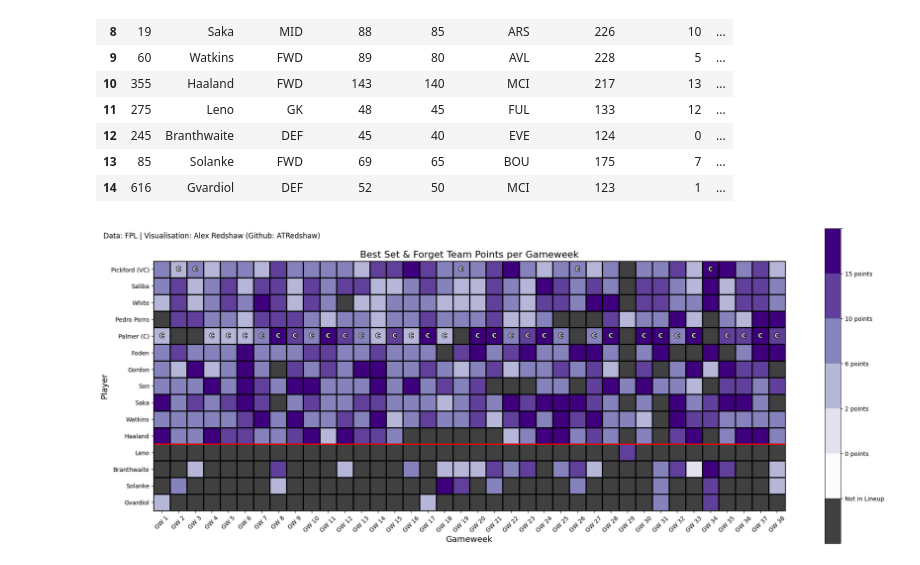
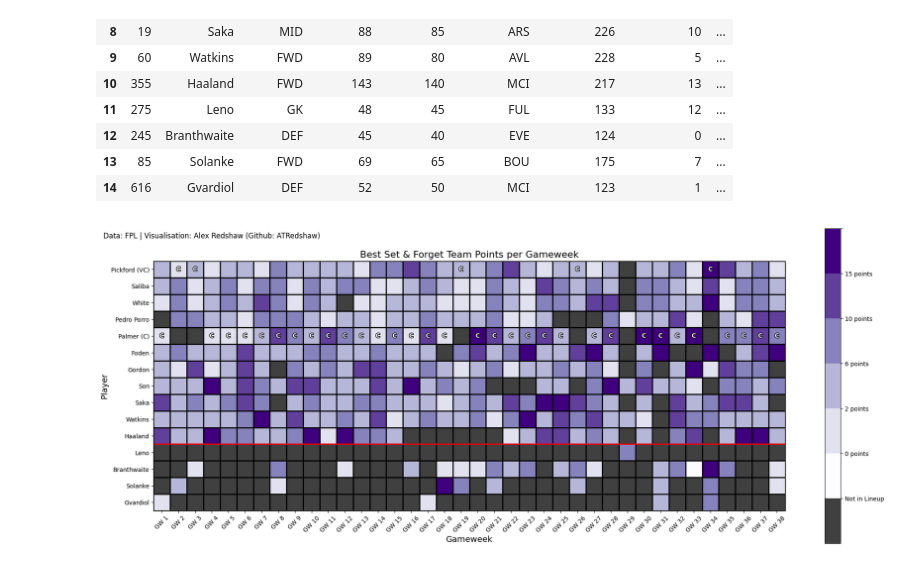
Before and after one commit to ARedshaw02/fpl-hindsight-optimiser, a Jupyter notebook: set_and_forget/exploration_set_and_forget.ipynb, the cells around one changed output. Saved outputs shown, nothing was run; the diff lists cells and outputs as text; code cells hidden in the pictures.

Commit message:
Fixed plot colours shifted once in the positive direction.

```diff
--- a/set_and_forget/exploration_set_and_forget.ipynb
+++ b/set_and_forget/exploration_set_and_forget.ipynb
@@ -142,7 +142,7 @@ def visualise_player_point_breakdown(df):
             gw_in_team_col = f"gw_{j}_in_team"
             if row[gw_in_team_col] and pd.notnull(row[gw_points_col]) and row[gw_minutes_col] > 0:
                 points = row[gw_points_col]
-                bin_index = np.digitize(points, bins) - 1
+                bin_index = np.digitize(points, bins) -2
                 grid_data[i, j-1] = bin_index
 
     # Create a figure and axis
@@ -185,31 +185,31 @@ def visualise_player_point_breakdown(df):
                 if row['is_captain']:
                     text = ax.text(j-1, i, 'C', ha='center', va='center', color='w', fontweight='bold')
                     text.set_path_effects([PathEffects.withStroke(linewidth=2, foreground='k')])
                 elif row['is_vice_captain'] and not df.loc[df['is_captain'], gw_in_team_col].any():
                     text = ax.text(j-1, i, 'C', ha='center', va='center', color='w', fontweight='bold')
                     text.set_path_effects([PathEffects.withStroke(linewidth=2, foreground='k')])
 
     ax.set_xticks(np.arange(-0.5, current_gw, 1), minor=True)
     ax.set_yticks(np.arange(-0.5, len(df), 1), minor=True)
     ax.grid(which='minor', color='black', linewidth=2)
     ax.tick_params(which='minor', size=0)
 
     plt.subplots_adjust(left=0.15, right=0.95, bottom=0.15, top=0.9)
 
     # Set fig size
     fig.set_size_inches(20, 8)
     plt.tight_layout()
 
     # Add plot caption
     ax.text(3, -2, "Data: FPL | Visualisation: Alex Redshaw (Github: ATRedshaw)", ha='center', va='center', fontsize=12)
 
     # Save the figure
     plt.savefig(f'visualisations/{year}/set_and_forget_player_point_breakdown.png', dpi=300)
 
     # Display the plot
     plt.show()
 
 # Call the function using the engineered dataframe
 visualise_player_point_breakdown(add_captaincy_vice_captaincy_to_web_name(engineered_df))
 # %% [output]
-[figure, old version]
+[figure, new version]
```
Also changed, not shown: 1 other file.
